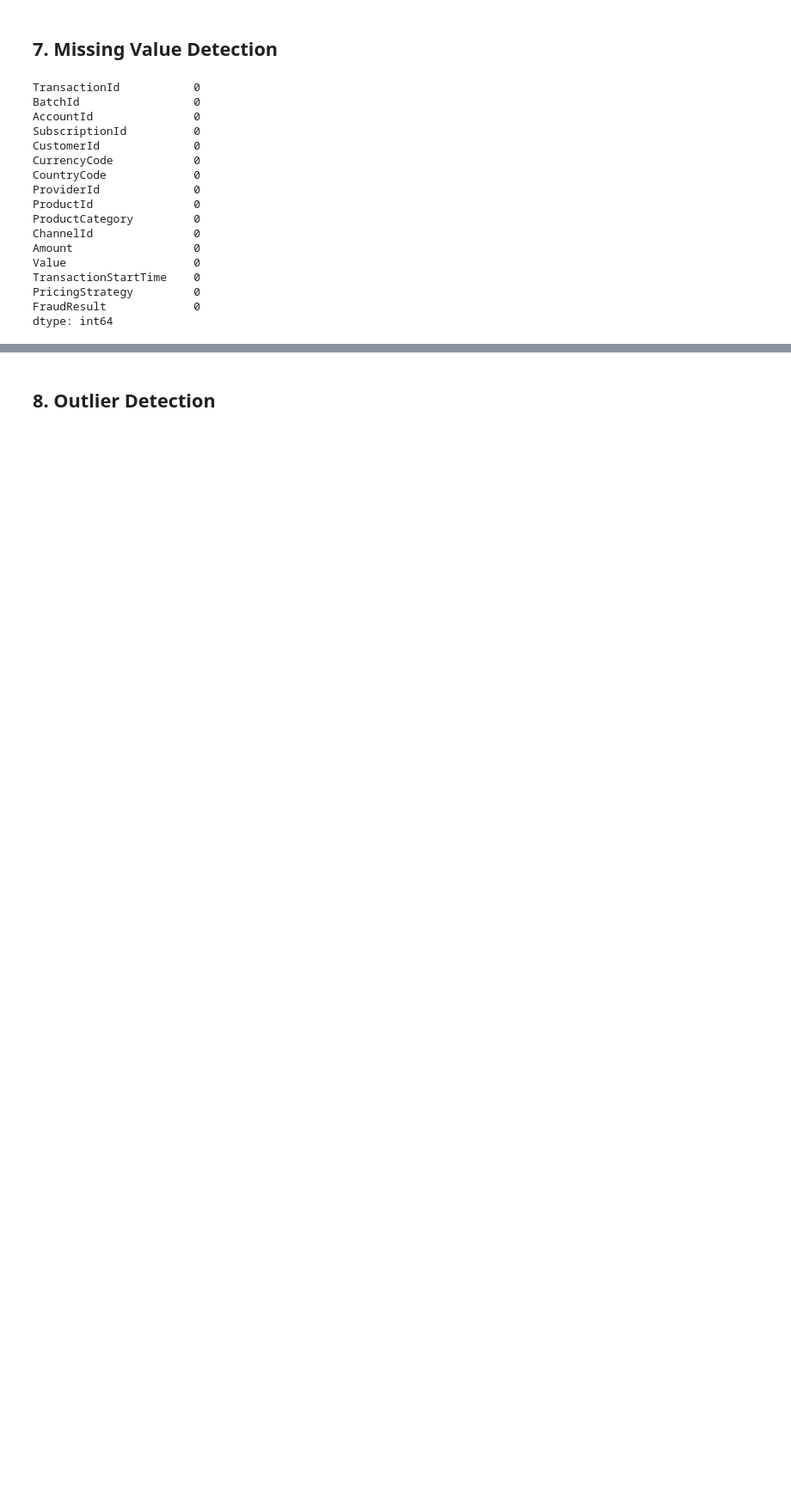
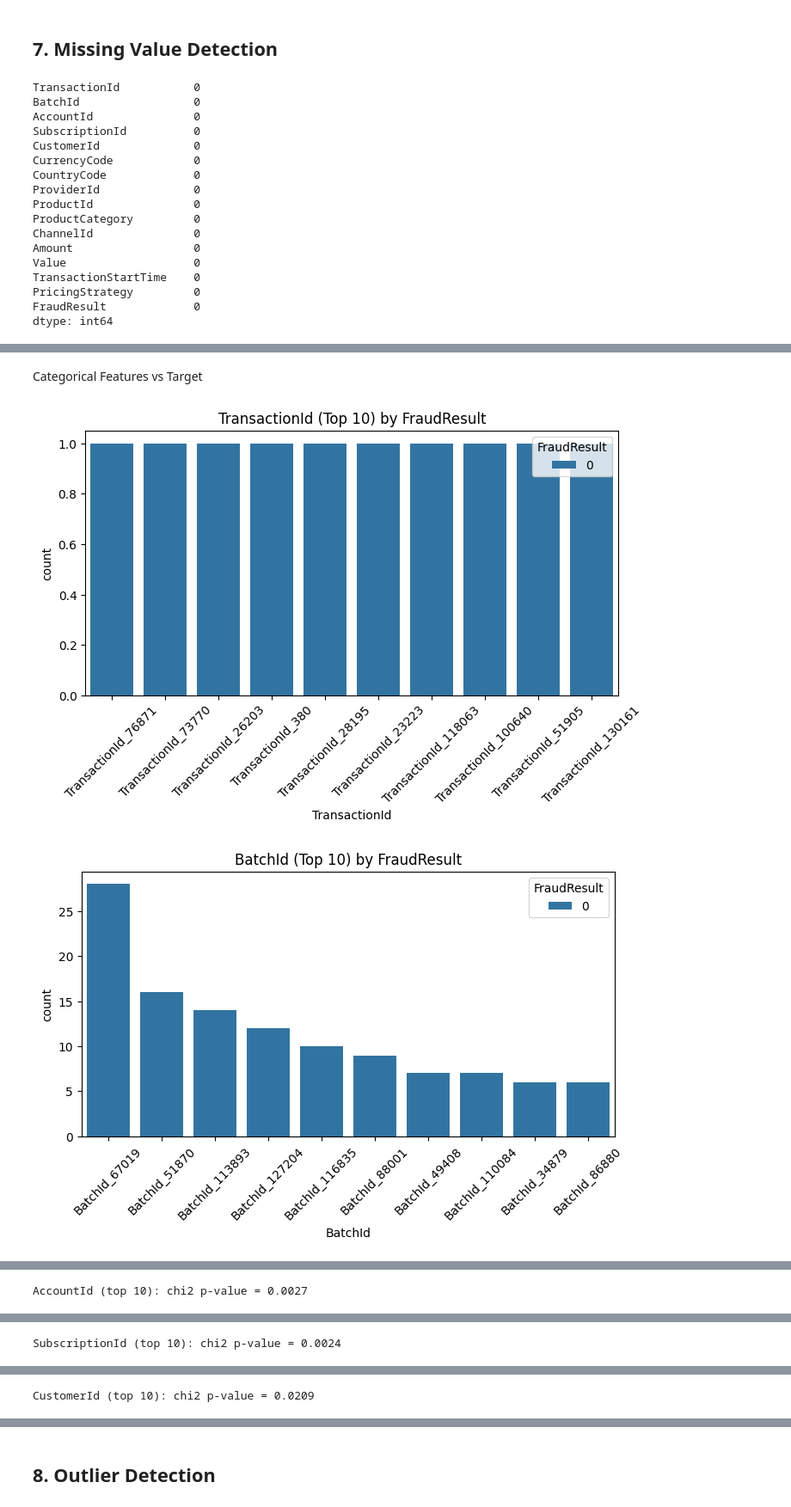
Before and after one commit to ibnu-asma/Risk-Probability-Model, a Jupyter notebook: notebooks/1.0-eda.ipynb, the cells around one changed output, grey strips where cells are left out. Shown at 86% size. Saved outputs shown, nothing was run; the diff lists cells and outputs as text; code cells hidden in the pictures; blank space fills up the shorter version.

```diff
--- a/notebooks/1.0-eda.ipynb
+++ b/notebooks/1.0-eda.ipynb
@@ -127,0 +169,20 @@ dtype: int64
+# %% [markdown]
+Categorical Features vs Target
+# %%
+cat_cols = df.select_dtypes(include='object').columns
+for col in cat_cols:
+    top_categories = df[col].value_counts().nlargest(10).index  # Top 10
+    df_plot = df[df[col].isin(top_categories)]
+    plt.figure(figsize=(8, 4))
+    sns.countplot(x=col, hue='FraudResult', data=df_plot, order=top_categories)
+    plt.title(f'{col} (Top 10) by FraudResult')
+    plt.xticks(rotation=45)
+    plt.show()
+    # Optional: Chi-squared test on top categories only
+    ct = pd.crosstab(df_plot[col], df_plot['FraudResult'])
+    if ct.shape[0] > 1 and ct.shape[1] > 1:
+        chi2, p, _, _ = stats.chi2_contingency(ct)
+        print(f"{col} (top 10): chi2 p-value = {p:.4f}")
+# %% [output]
+[figure, added]
+[figure, added]
@@ -127,0 +190 @@ dtype: int64
+AccountId (top 10): chi2 p-value = 0.0027
@@ -127,0 +192 @@ dtype: int64
+SubscriptionId (top 10): chi2 p-value = 0.0024
@@ -127,0 +194 @@ dtype: int64
+CustomerId (top 10): chi2 p-value = 0.0209
```
Also changed, not shown: parts of 8 cells of this notebook, 1 other file.
